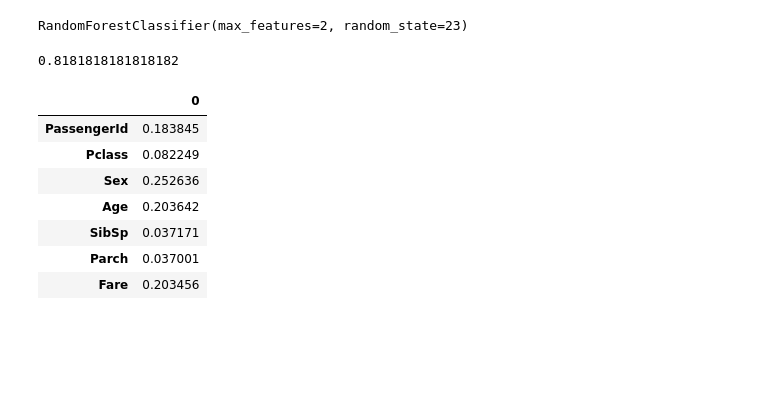
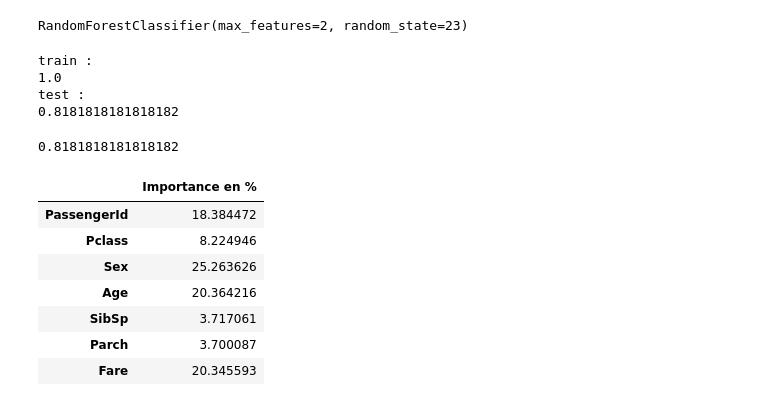
Before and after one commit to ldumay/esiee_2022_ia_tp_titanic, a Jupyter notebook: notebook_002.ipynb, the cells around one changed output. Saved outputs shown, nothing was run; the diff lists cells and outputs as text; code cells hidden in the pictures; blank space fills up the shorter version.

```diff
--- a/notebook_002.ipynb
+++ b/notebook_002.ipynb
@@ -113,18 +113,36 @@ rf = RandomForestClassifier(n_estimators = 100, random_state = 23, max_features
 rf.fit(X=x_train, y=y_train)
 # %% [output]
 RandomForestClassifier(max_features=2, random_state=23)
+# %%
+#Train value
+print ('train : ')
+print (rf.score(x_train,y_train))
+
+#Test value
+print ('test : ')
+print(rf.score(x_test,y_test))
+# %% [output]
+train :
+1.0
+test :
+0.8181818181818182
 # %%
 rf.score(x_test, y_test)
 # %% [output]
 0.8181818181818182
 # %%
-pd.DataFrame(rf.feature_importances_, x_train.columns)
+#Explicabilité
+#
+#Chaque colonne elle prend en compte à 8% Pclass, 25% le Sex etc, ainsi c'est l'importance des données en entrer
+pd.DataFrame(rf.feature_importances_*100,x_train.columns,columns = ['Importance en %'])
+
+#pd.DataFrame(rf.feature_importances_, x_train.columns)
 # %% [output]
-|  | 0 |
-| PassengerId | 0.183845 |
-| Pclass | 0.082249 |
-| Sex | 0.252636 |
-| Age | 0.203642 |
-| SibSp | 0.037171 |
-| Parch | 0.037001 |
-| Fare | 0.203456 |
+|  | Importance en % |
+| PassengerId | 18.384472 |
+| Pclass | 8.224946 |
+| Sex | 25.263626 |
+| Age | 20.364216 |
+| SibSp | 3.717061 |
+| Parch | 3.700087 |
+| Fare | 20.345593 |
```
